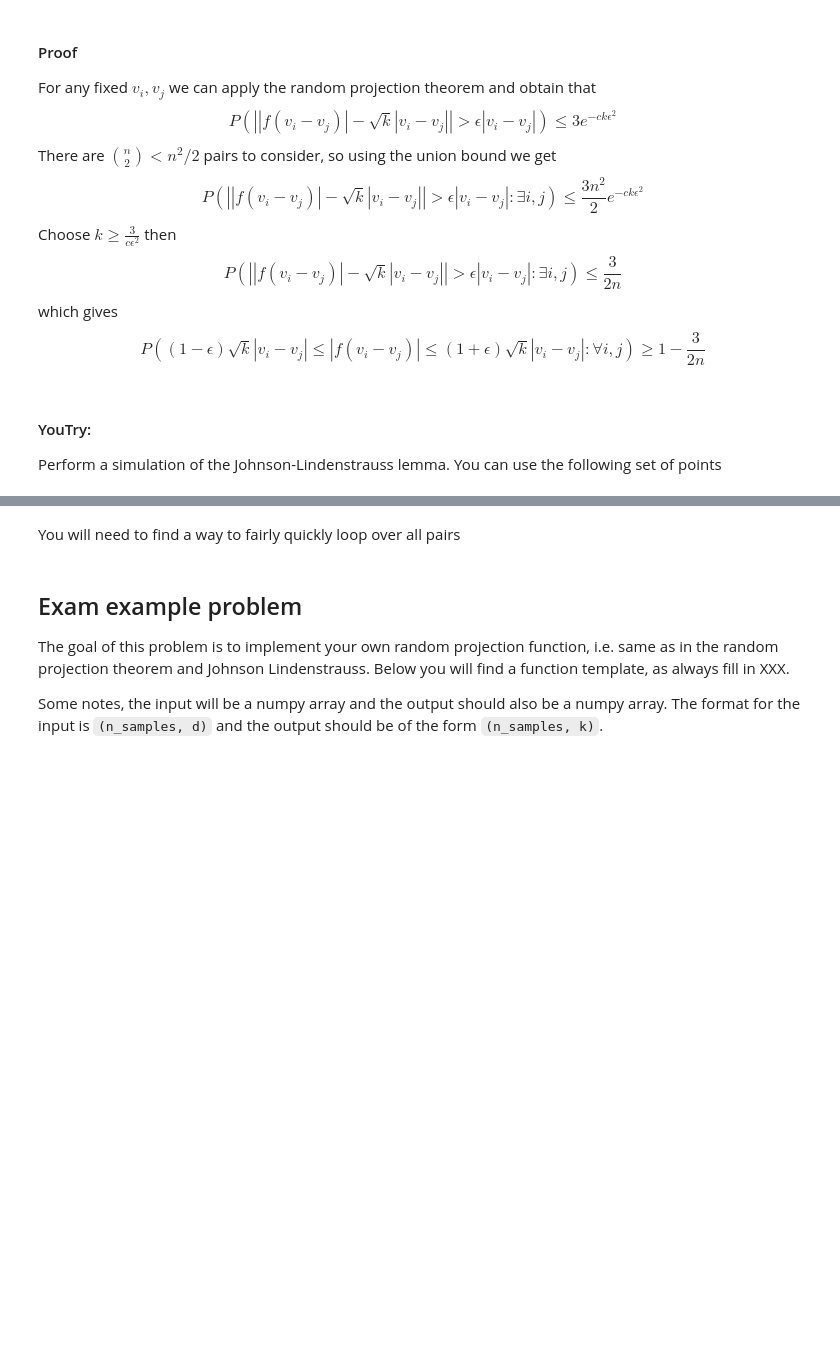
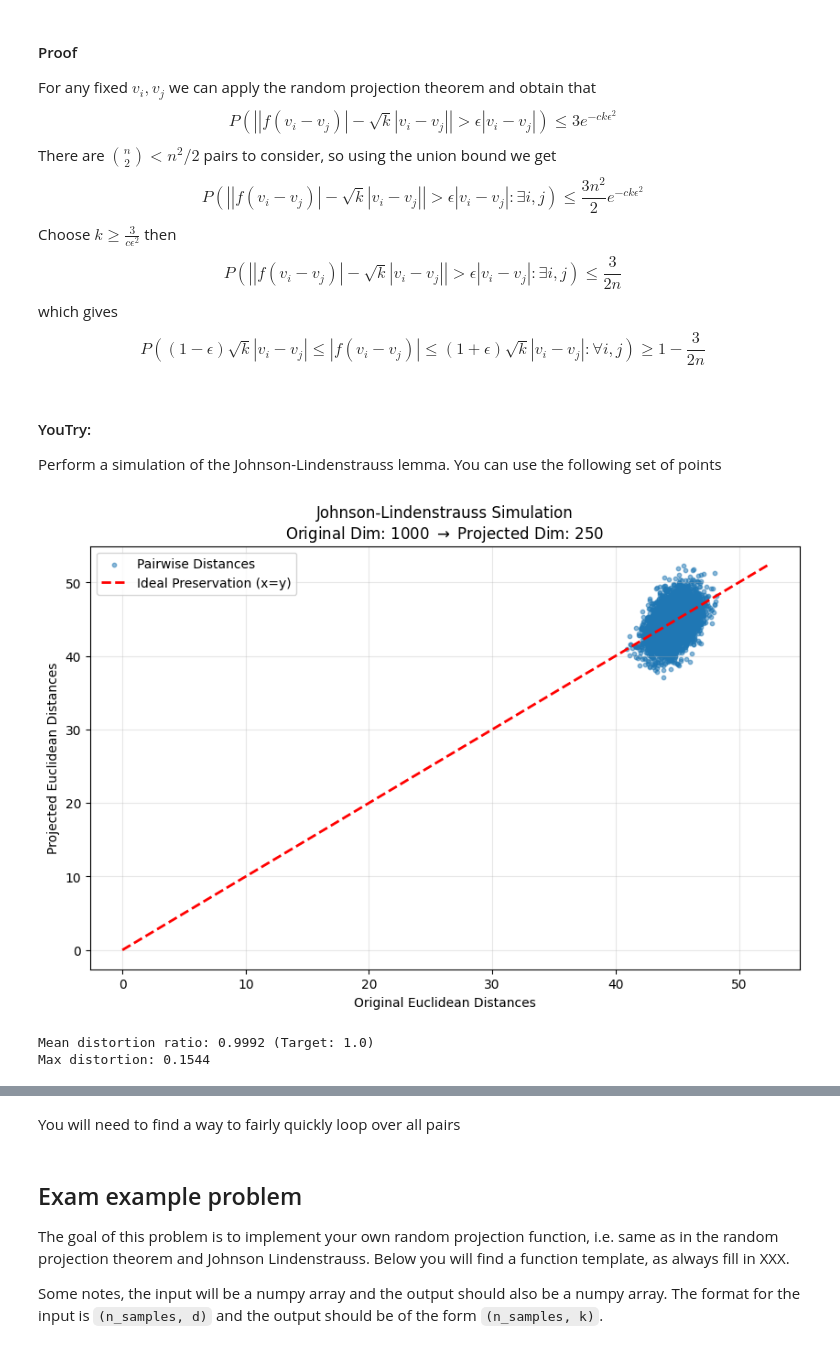
Before and after one commit to Kamczyk09/Intro-to-DS-notes-, a Jupyter notebook: Lectures/13-High_Dimension.ipynb, the cells around one changed output, grey strips where cells are left out. Cells and saved outputs as stored; diff of their text form; code cells hidden in the pictures; blank space fills up the shorter version.

Commit message:
high dimension stuff

```diff
--- a/Lectures/13-High_Dimension.ipynb
+++ b/Lectures/13-High_Dimension.ipynb
@@ -450,0 +446,60 @@ vis = np.random.normal(size=(n,d))
+# %%
+import numpy as np
+import matplotlib.pyplot as plt
+from sklearn.metrics.pairwise import euclidean_distances
+
+# 1. Setup (Your provided code)
+d = 1000   # Original dimension
+n = 100    # Number of points
+vis = np.random.normal(size=(n, d)) # Data matrix (n samples, d features)
+
+# 2. Define the Target Dimension (k)
+# According to JL, we can reduce dimensions significantly while keeping errors low.
+k = 250    # Target lower dimension
+
+# 3. Generate the Random Projection Matrix
+# We draw entries from a Gaussian distribution N(0,1).
+# Matrix R has shape (k, d).
+R = np.random.normal(0, 1, size=(k, d))
+
+# 4. Project the Data
+# Formal operation: Y = (1 / sqrt(k)) * R * X^T
+# In numpy shapes: (n, k) = (n, d) @ (d, k)
+# Note: The scaling factor 1/sqrt(k) is crucial to preserve the scale of distances.
+vis_projected = (vis @ R.T) / np.sqrt(k)
+
+# 5. Calculate Pairwise Distances
+# We calculate distances in original space vs projected space
+dists_original = euclidean_distances(vis)
+dists_projected = euclidean_distances(vis_projected)
+
+# 6. Flatten and Filter Data for Comparison
+# We only care about unique pairs (upper triangle of the distance matrix),
+# excluding the distance from a point to itself (diagonal).
+mask = np.triu_indices(n, k=1)
+original_distances = dists_original[mask]
+projected_distances = dists_projected[mask]
+
+# 7. Visualization
+plt.figure(figsize=(10, 6))
+plt.scatter(original_distances, projected_distances, alpha=0.5, s=10, label='Pairwise Distances')
+
+# Plot the ideal x=y line (perfect preservation)
+max_dist = max(np.max(original_distances), np.max(projected_distances))
+plt.plot([0, max_dist], [0, max_dist], 'r--', linewidth=2, label='Ideal Preservation (x=y)')
+
+plt.title(f"Johnson-Lindenstrauss Simulation\nOriginal Dim: {d} $\\rightarrow$ Projected Dim: {k}")
+plt.xlabel("Original Euclidean Distances")
+plt.ylabel("Projected Euclidean Distances")
+plt.legend()
+plt.grid(True, alpha=0.3)
+plt.show()
+
+# 8. Quantify Error
+ratios = projected_distances / original_distances
+print(f"Mean distortion ratio: {np.mean(ratios):.4f} (Target: 1.0)")
+print(f"Max distortion: {np.max(np.abs(ratios - 1)):.4f}")
+# %% [output]
+[figure, added]
+Mean distortion ratio: 0.9992 (Target: 1.0)
+Max distortion: 0.1544
```
Also changed, not shown: parts of 11 cells of this notebook, 5 other files.
